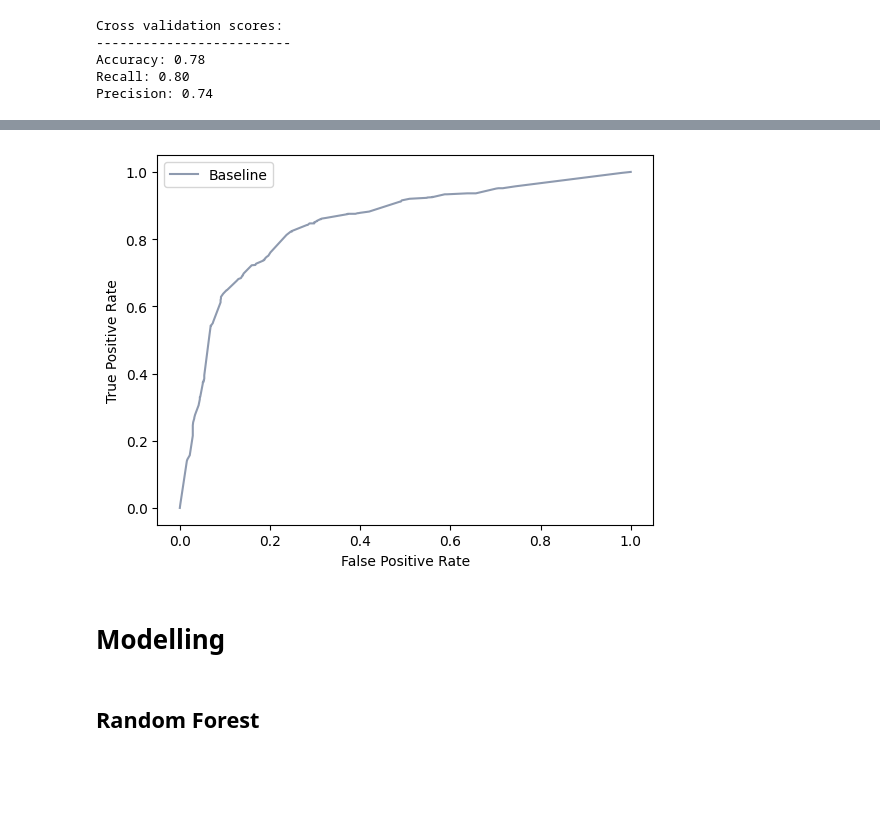
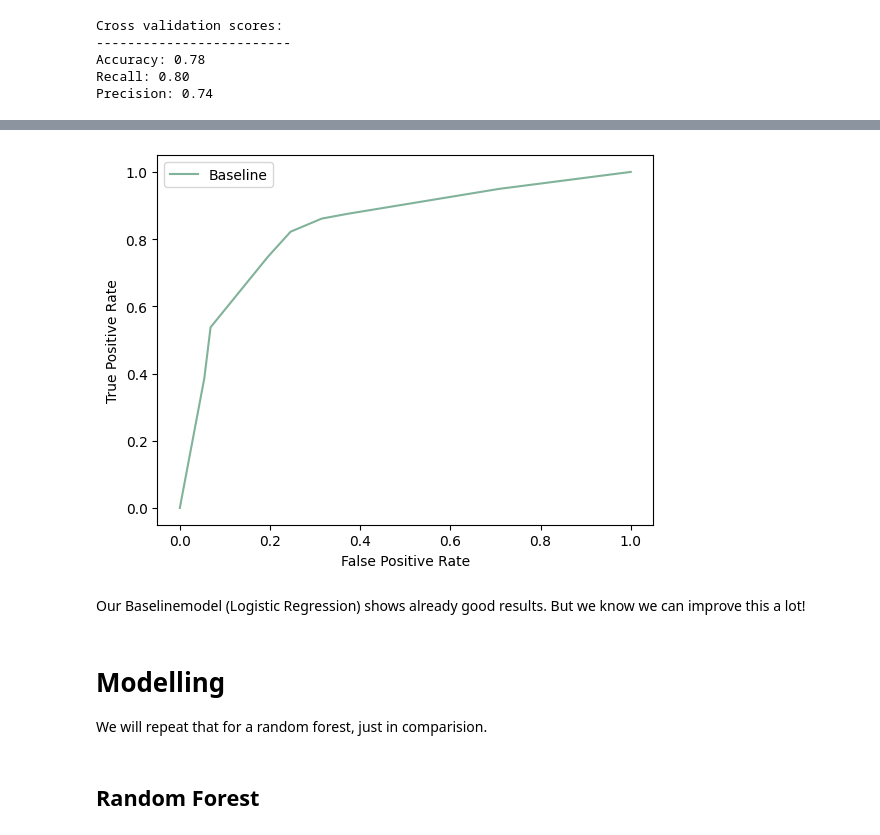
Before and after one commit to scheinmensch/Infringement_Detection_on_Airbnb, a Jupyter notebook: notebooks/Baselinemodel.ipynb, the cells around one changed output, grey strips where cells are left out. Cells and saved outputs as stored; diff of their text form; code cells hidden in the pictures; blank space fills up the shorter version.

```diff
--- a/notebooks/Baselinemodel.ipynb
+++ b/notebooks/Baselinemodel.ipynb
@@ -242,11 +268,15 @@ Accuracy: 0.78
 Recall: 0.80
 Precision: 0.74
 # %%
+# try a hyperparameter optimization with gridsearchcv
+
+# define parameters to test
 param_logreg_bl = {'logreg__penalty':('l1','l2'),
                 'logreg__C': [0.001, 0.01, 0.1, 1, 10],
                 'logreg__solver': ['liblinear', 'lbfgs', 'sag'],
                }
 
-grid_logreg_bl = GridSearchCV(pipe_logreg_bl, param_grid=param_logreg_bl, cv=5, scoring='precision',
+# define grid search
+grid_logreg_bl = GridSearchCV(pipe_logreg_bl, param_grid=param_logreg_bl, cv=5, scoring='accuracy',
                            verbose=5, n_jobs=-1)
 # %%
@@ -343,14 +379,21 @@ fprbl, tprbl, thresholdsbl = roc_curve(y_test, y_test_proba_bl)
 # %%
+# plot ROC-AUC-Curve
+fprbl, tprbl, thresholdsbl = roc_curve(y_test, y_test_proba_bl)
+
 from matplotlib import pyplot
-pyplot.plot(fprbl, tprbl, label='Baseline', color='#8e9aaf')
+pyplot.plot(fprbl, tprbl, label='Baseline', color='#81B29A')
 pyplot.xlabel('False Positive Rate')
 pyplot.ylabel('True Positive Rate')
 pyplot.legend()
 pyplot.show()
 # %% [output]
-[figure, old version]
+[figure, new version]
+# %% [markdown]
+Our Baselinemodel (Logistic Regression) shows already good results. But we know we can improve this a lot!
 # %% [markdown]
 # Modelling
+
+We will repeat that for a random forest, just in comparision.
 # %% [markdown]
 ## Random Forest
 # %%
```
Also changed, not shown: parts of 49 cells of this notebook.
